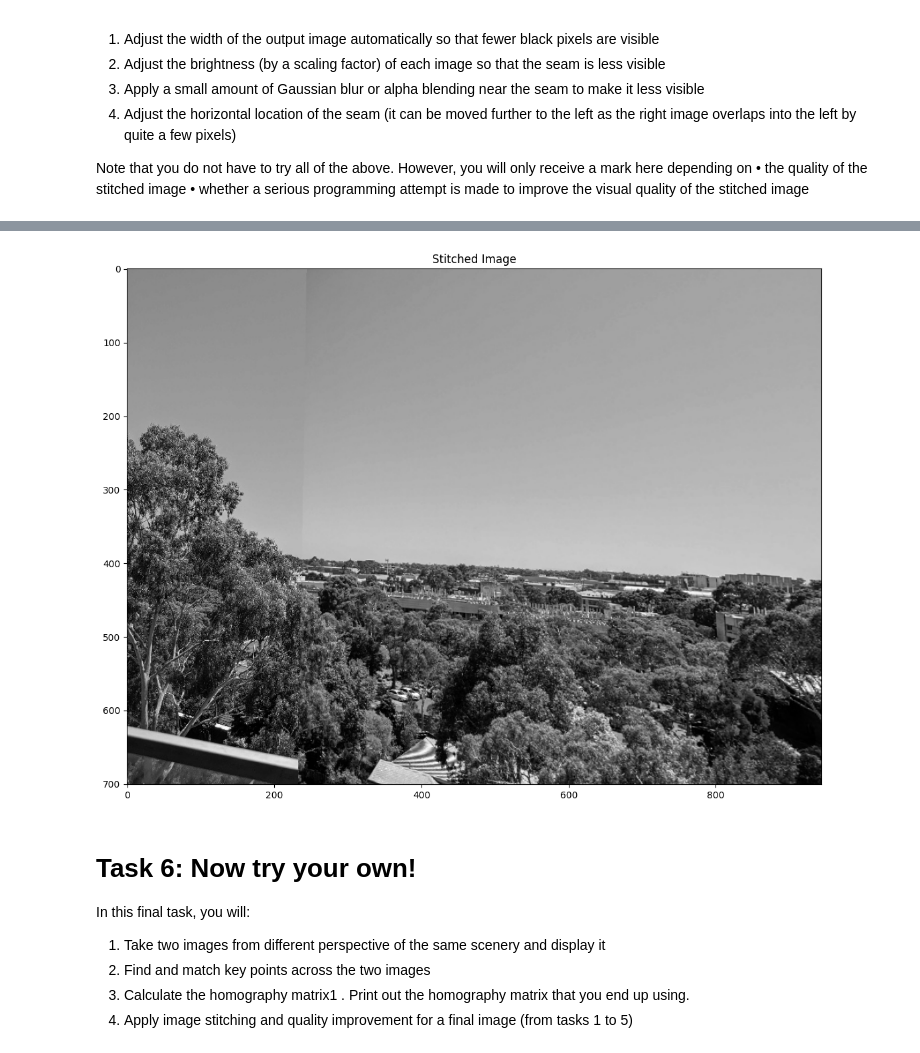
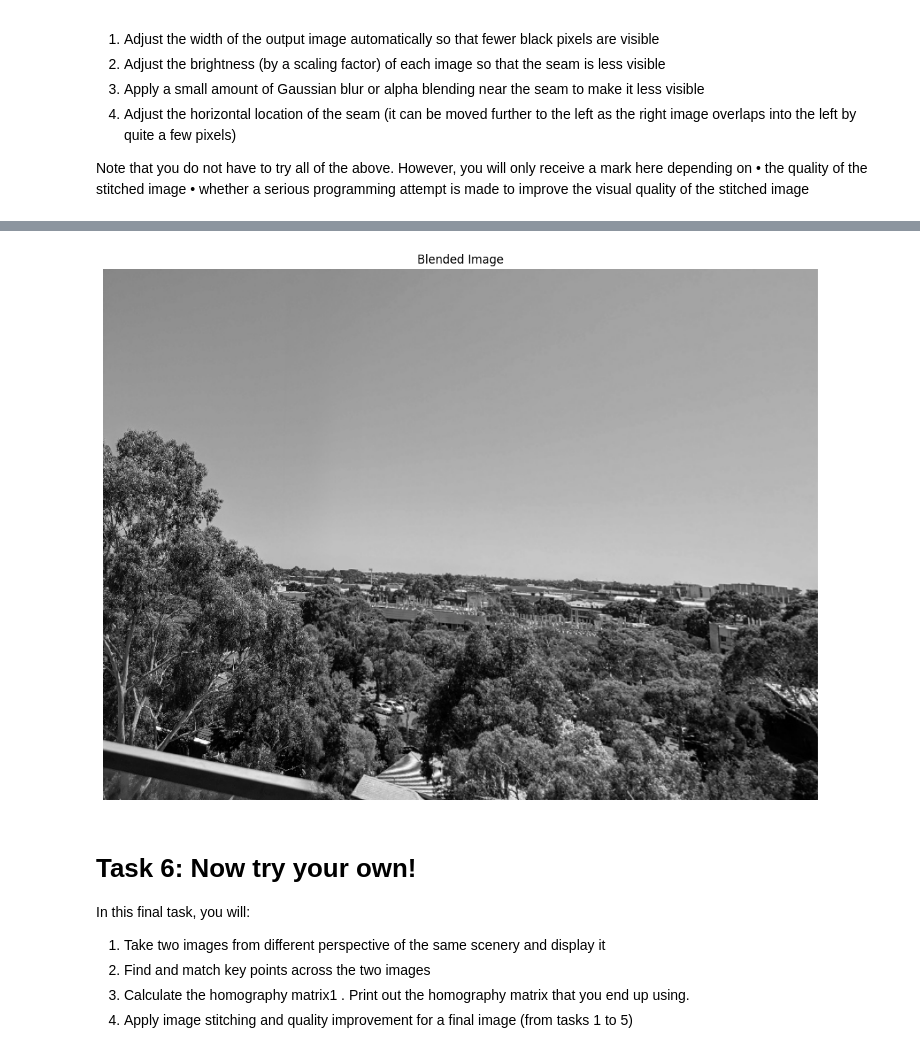
Before and after one commit to jjetxu/ECE4076, a Jupyter notebook: labs/lab2/Student pack/Lab2_student_template.ipynb, the cells around one changed output, grey strips where cells are left out. Saved outputs shown, nothing was run; the diff lists cells and outputs as text; code cells hidden in the pictures.

```diff
--- a/labs/lab2/Student pack/Lab2_student_template.ipynb
+++ b/labs/lab2/Student pack/Lab2_student_template.ipynb
@@ -166,12 +166,16 @@ def stitch_images(height: int, width: int, leftImg: np.ndarray, rightImg: np.nda
     # Create blank canvas
     stitched = np.zeros((height, width, 3), dtype=np.float32)
 
+    # Image dimensions
+    h_left, w_left = leftImg.shape[:2]
+    h_right, w_right = rightImg.shape[:2]
+
     # Place left image on canvas
-    h_left, w_left = leftImg.shape[:2]
     stitched[0:h_left, 0:w_left, :] = leftImg
 
-    # Right image dimensions
-    h_right, w_right = rightImg.shape[:2]
+    # Define warped images
+    leftWarped = np.copy(stitched)
+    rightWarped = np.zeros((height, width, 3), dtype=np.float32)
 
     # Stitch right-hand side
     for y_l in range(height):
@@ -190,12 +194,14 @@ def stitch_images(height: int, width: int, leftImg: np.ndarray, rightImg: np.nda
             if 0 <= x_r < w_right-1 and 0 <= y_r < h_right-1:
                 # Interpolate each channel
                 for c in range(3):
-                    stitched[y_l, x_l, c] = bilinear_interpolation(
+                    val = bilinear_interpolation(
                         x_r, y_r, rightImg[..., c]
                     )
-    return stitched
+                    stitched[y_l, x_l, c] = val
+                    rightWarped[y_l, x_l, c] = val
+    return stitched, leftWarped, rightWarped
 
-stitched = stitch_images(height, width, leftImg, rightImg)
+stitched, _, _ = stitch_images(height, width, left_img, right_img)
 
 # Convert to uint8 for display
 stitched_uint8 = np.clip(stitched, 0, 255).astype(np.uint8)
@@ -236,8 +242,8 @@ width = 1200
 height = 800
 
 # Image dimensions
-h_left, w_left = leftImg.shape[:2]
-h_right, w_right = rightImg.shape[:2]
+h_left, w_left = left_img.shape[:2]
+h_right, w_right = right_img.shape[:2]
 # %%
 # 1 -> find min height - y_seam_top, then use min height to find max width - x_cutoff
 
@@ -257,18 +263,20 @@ y_seam_bot = h_left
 
 # Compute average brightness of left and right images
 avg_brightness_dist = 50
-avg_brightness_left = np.mean(leftImg[:, int(x_seam_top)-avg_brightness_dist:int(x_seam_top)+avg_brightness_dist, :])
-avg_brightness_right = np.mean(rightImg[:, :avg_brightness_dist*2, :])
+avg_brightness_left = np.mean(left_img[:, int(x_seam_top)-avg_brightness_dist:int(x_seam_top)+avg_brightness_dist, :])
+avg_brightness_right = np.mean(right_img[:, :avg_brightness_dist*2, :])
 
 # Scale right image to match left image's brightness
 brightness_scale = avg_brightness_left / avg_brightness_right if avg_brightness_right > 0 else 1
-rightImg = np.clip(rightImg * brightness_scale, 0, 255).astype(np.uint8)
+right_img = np.clip(right_img * brightness_scale, 0, 255).astype(np.uint8)
 # %%
 # Stitch right-hand side
-stitched = stitch_images(height, width, leftImg, rightImg)
+stitched, left_warped, right_warped = stitch_images(height, width, left_img, right_img)
 
 # Crop stitched image to min height then max width
 stitched_cropped = stitched[int(y_seam_top):, :int(x_cutoff), :]
+left_cropped = left_warped[int(y_seam_top):, :int(x_cutoff), :]
+right_cropped = right_warped[int(y_seam_top):, :int(x_cutoff), :]
 
 # Define stitched dimensions
 h_stitched, w_stitched = stitched_cropped.shape[:2]
@@ -285,12 +374,15 @@ stitched_rgb = cv2.cvtColor(stitched_uint8, cv2.COLOR_BGR2RGB)
 # %%
+# Convert BGR → RGB for matplotlib
+stitched_rgb = cv2.cvtColor(stitched_blended, cv2.COLOR_BGR2RGB)
+
 # Show results here
 plt.figure(figsize=(15,10))
 plt.imshow(stitched_rgb, cmap='gray')
-plt.axis('on')
-plt.title("Stitched Image")
+plt.axis('off')
+plt.title("Blended Image")
 plt.show()
 # %% [output]
-[figure, old version]
+[figure, new version]
 # %% [markdown]
 # Task 6: Now try your own!
 
```
Also changed, not shown: parts of 10 cells of this notebook.
